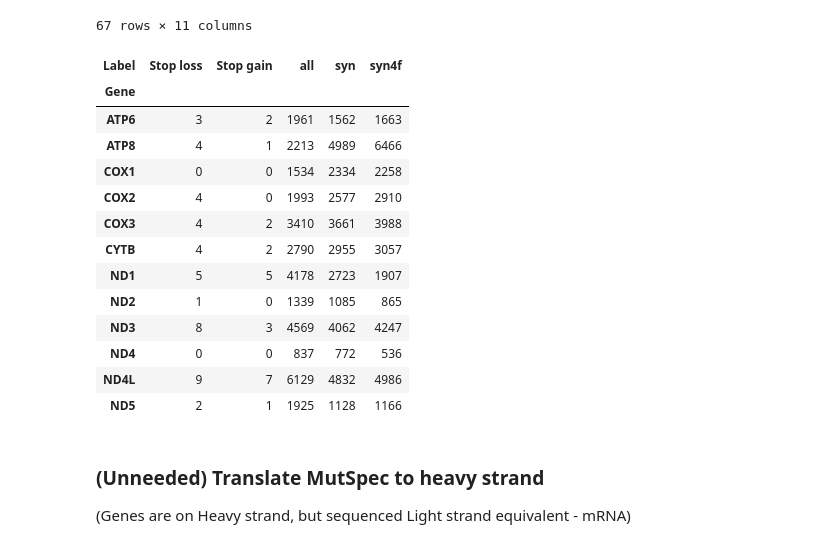
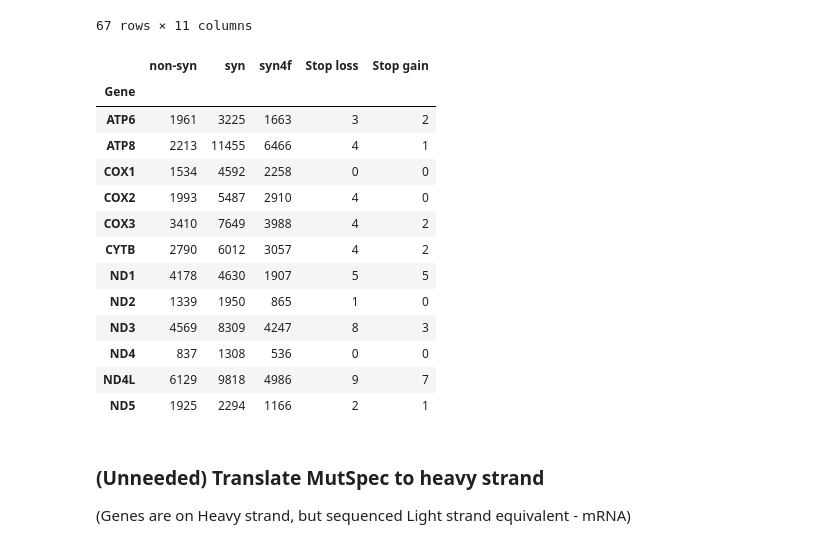
Before and after one commit to mitoclub/PyMutSpec, a Jupyter notebook: notebooks/mut_extraction_nematoda.ipynb, the cells around one changed output. Saved outputs shown, nothing was run; the diff lists cells and outputs as text; code cells hidden in the pictures.

Commit message:
some states fixes and mut summary table nemat

```diff
--- a/notebooks/mut_extraction_nematoda.ipynb
+++ b/notebooks/mut_extraction_nematoda.ipynb
@@ -138,38 +138,30 @@ nonsense_muts
 | 71995 | T[A>T]A | -2 | 71 | 2 | TAA | TTA | * | L | Node97 | Node98 | ... |
 | 80411 | A[A>T]T | -2 | 72 | 3 | TAA | TAT | * | Y | Node103 | Macropicola_ocydromi | ... |
 67 rows × 11 columns
-# %%
-genes_order = "ATP6 ATP8 COX1 COX2 COX3 CYTB ND1 ND2 ND3 ND4 ND4L ND5".split()
-
-_mutations_description = mutations[
-    (mutations.Mut.str.fullmatch("[ACGT]\[[ACGT]>[ACGT]\][ACGT]"))
-].groupby(["Label", "Gene"]).Mut.count().reset_index()
-_mutations_description["Label"] = _mutations_description.Label.map(
-    {-3: "Stop to stop", -2: "Stop loss", -1: "Stop gain", 0: "all", 1: "syn", 2: "syn4f"})
-
-_pivot_mutations = pd.pivot_table(
-    _mutations_description,
-    values="Mut", index="Gene", columns="Label", fill_value=0
-)[["Stop loss",  "Stop gain", "all", "syn", "syn4f"]]
-
-_pivot_mutations.index = _pivot_mutations.index.map(
-    {i: x for i, x in enumerate(genes_order, 1)})
-_pivot_mutations
-# %% [output]
-| Label | Stop loss | Stop gain | all | syn | syn4f |
-| Gene |  |  |  |  |  |
-| ATP6 | 3 | 2 | 1961 | 1562 | 1663 |
-| ATP8 | 4 | 1 | 2213 | 4989 | 6466 |
-| COX1 | 0 | 0 | 1534 | 2334 | 2258 |
-| COX2 | 4 | 0 | 1993 | 2577 | 2910 |
-| COX3 | 4 | 2 | 3410 | 3661 | 3988 |
-| CYTB | 4 | 2 | 2790 | 2955 | 3057 |
-| ND1 | 5 | 5 | 4178 | 2723 | 1907 |
-| ND2 | 1 | 0 | 1339 | 1085 | 865 |
-| ND3 | 8 | 3 | 4569 | 4062 | 4247 |
-| ND4 | 0 | 0 | 837 | 772 | 536 |
-| ND4L | 9 | 7 | 6129 | 4832 | 4986 |
-| ND5 | 2 | 1 | 1925 | 1128 | 1166 |
+# %%
+from mutspec.utils.annot import mutations_summary
+
+genes_order = "ATP6 ATP8 COX1 COX2 COX3 CYTB ND1 ND2 ND3 ND4 ND4L ND5".split()
+genes_mapper = dict(zip(range(1, len(genes_order)+1), genes_order))
+msumsary = mutations_summary(mutations, "Gene", genes_mapper)
+msumsary["syn"] += msumsary["syn4f"]
+msumsary.to_csv("../data/share/nematoda/summary_mutations.csv")
+msumsary
+# %% [output]
+|  | non-syn | syn | syn4f | Stop loss | Stop gain |
+| Gene |  |  |  |  |  |
+| ATP6 | 1961 | 3225 | 1663 | 3 | 2 |
+| ATP8 | 2213 | 11455 | 6466 | 4 | 1 |
+| COX1 | 1534 | 4592 | 2258 | 0 | 0 |
+| COX2 | 1993 | 5487 | 2910 | 4 | 0 |
+| COX3 | 3410 | 7649 | 3988 | 4 | 2 |
+| CYTB | 2790 | 6012 | 3057 | 4 | 2 |
+| ND1 | 4178 | 4630 | 1907 | 5 | 5 |
+| ND2 | 1339 | 1950 | 865 | 1 | 0 |
+| ND3 | 4569 | 8309 | 4247 | 8 | 3 |
+| ND4 | 837 | 1308 | 536 | 0 | 0 |
+| ND4L | 6129 | 9818 | 4986 | 9 | 7 |
+| ND5 | 1925 | 2294 | 1166 | 2 | 1 |
 # %% [markdown]
 ### (Unneeded) Translate MutSpec to heavy strand
 
```
Also changed, not shown: 5 other files.
